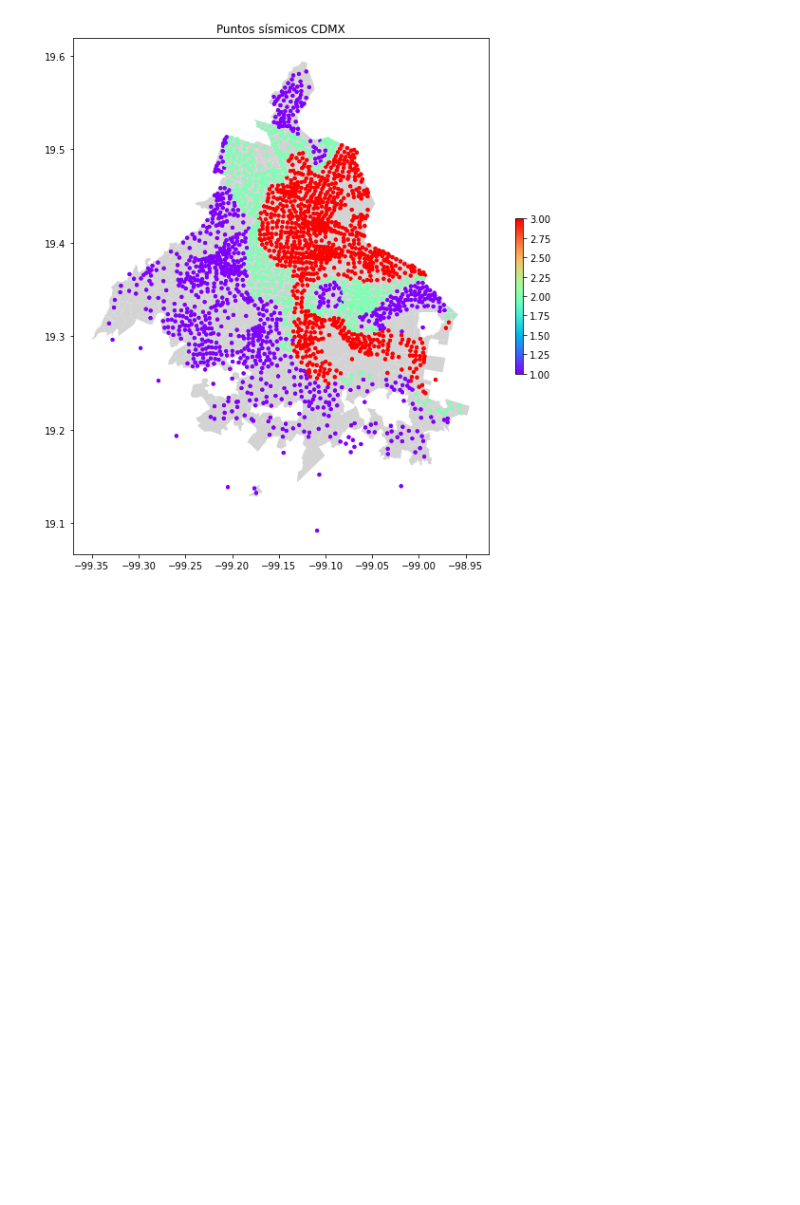
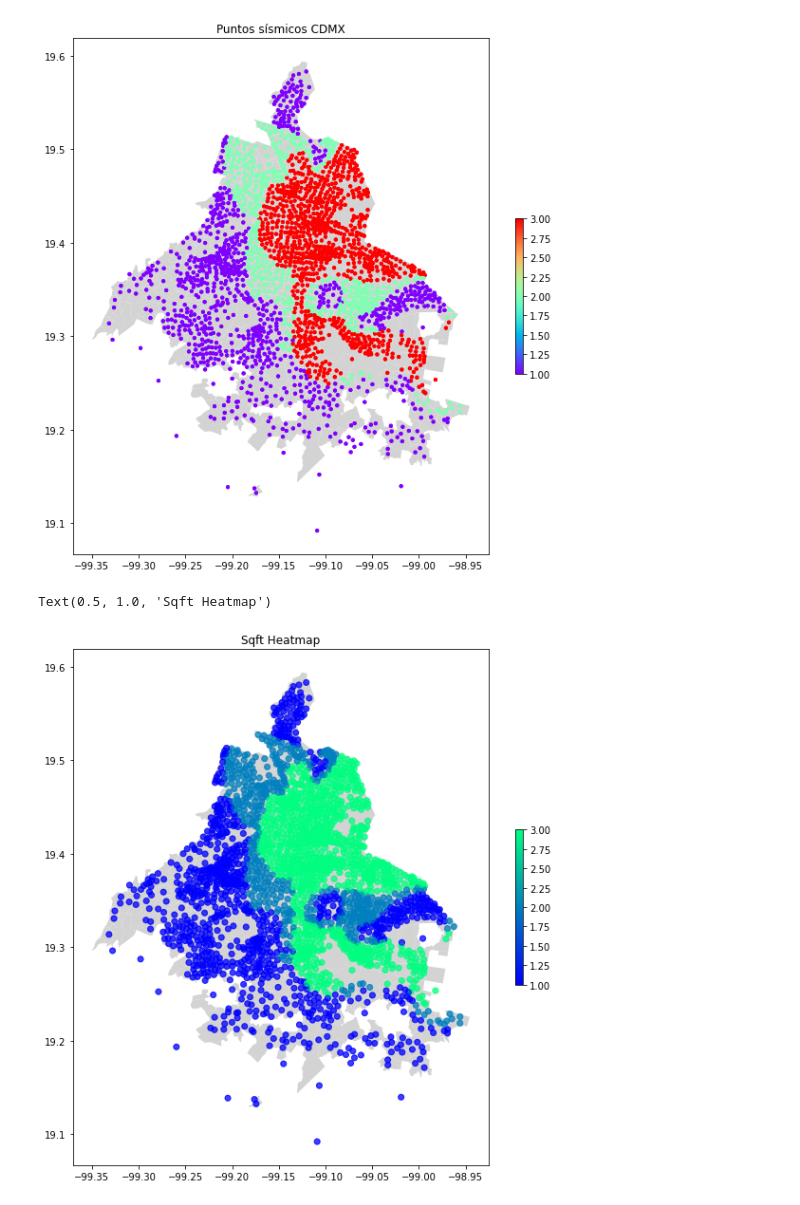
Before and after one commit to hatchdavid1/Earthquakes, a Jupyter notebook: Datos_CDMX.ipynb, the cells around one changed output. Saved outputs shown, nothing was run; the diff lists cells and outputs as text; code cells hidden in the pictures; blank space fills up the shorter version.

```diff
--- a/Datos_CDMX.ipynb
+++ b/Datos_CDMX.ipynb
@@ -147,3 +147,13 @@ ax.set_title('Puntos sísmicos CDMX')
 plt.savefig('Heat Map')
 # %% [output]
 [figure]
+# %%
+fig, ax = plt.subplots(figsize = (10,10))
+colonias.to_crs(epsg=2163).plot(ax=ax, color='lightgrey')
+geo_df.plot(column = 'intensidad_1', ax=ax, cmap = 'winter',
+            legend = True, legend_kwds={'shrink': 0.3},
+            alpha = .5)
+ax.set_title('Sqft Heatmap')
+# %% [output]
+Text(0.5, 1.0, 'Sqft Heatmap')
+[figure, added]
```
